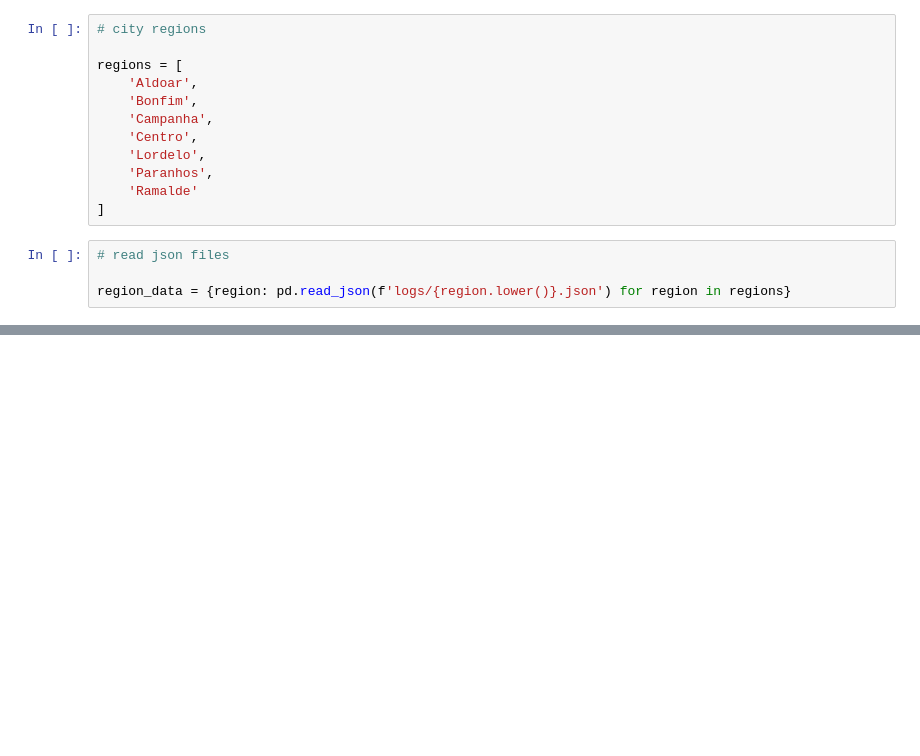
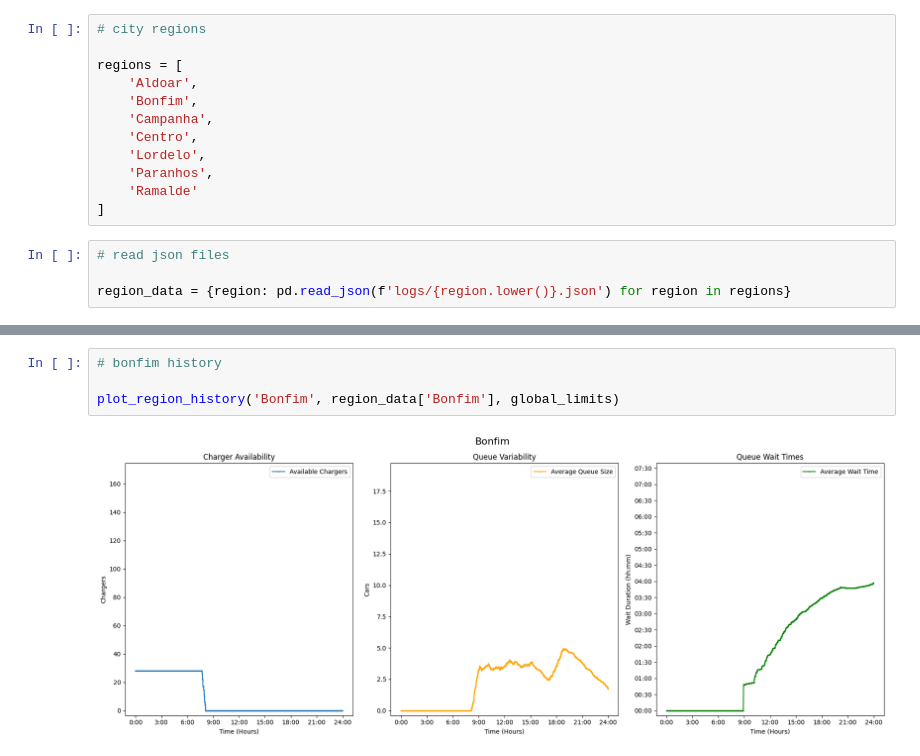
Before and after one commit to Henrique-O-S/MS_Simulation_Framework, a Jupyter notebook: results.ipynb, the cells around one changed output, grey strips where cells are left out. Cells and saved outputs as stored; diff of their text form; blank space fills up the shorter version.

```diff
--- a/results.ipynb
+++ b/results.ipynb
@@ -70,0 +118,6 @@ for region in regions:
+# %%
+# bonfim history
+
+plot_region_history('Bonfim', region_data['Bonfim'], global_limits)
+# %% [output]
+[figure, added]
```
Also changed, not shown: parts of 13 cells of this notebook, 3 other files.
